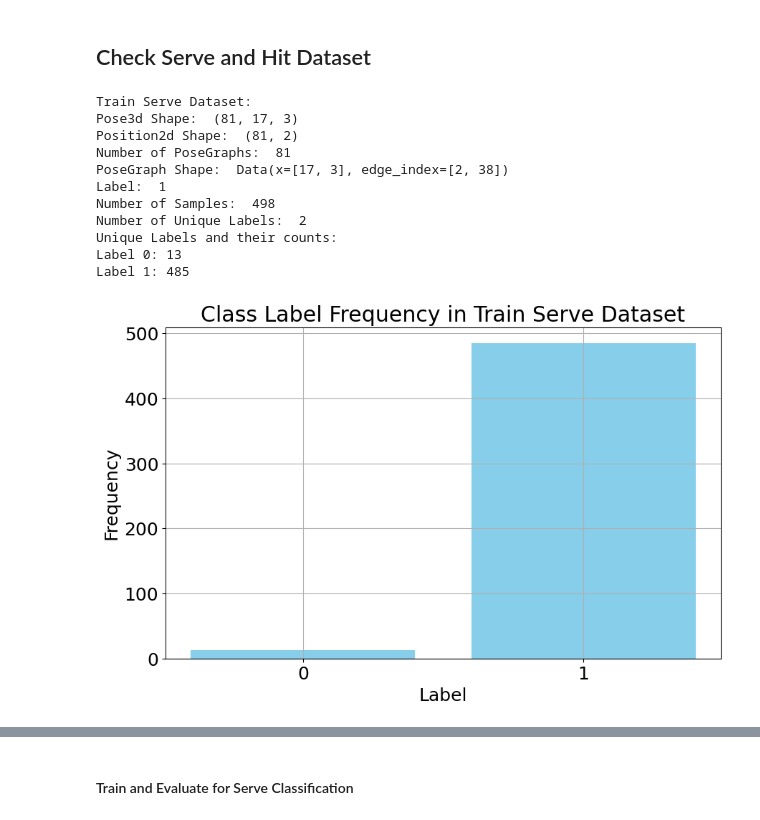
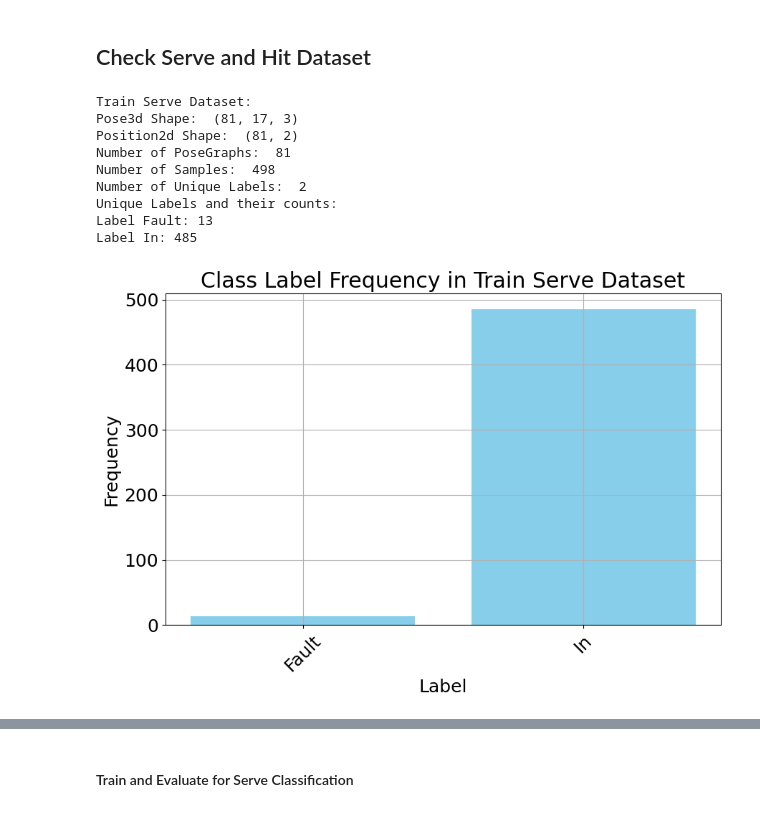
Before and after one commit to FlorSanders/Tennis_Shot_Prediction, a Jupyter notebook: src/train/DownstreamTask.ipynb, the cells around one changed output, grey strips where cells are left out. Saved outputs shown, nothing was run; the diff lists cells and outputs as text; code cells hidden in the pictures.

```diff
--- a/src/train/DownstreamTask.ipynb
+++ b/src/train/DownstreamTask.ipynb
@@ -49,11 +49,33 @@ val_hit_dataset = HitDataset(labels_path = val_path)
 # %%
 test_hit_dataset = HitDataset(labels_path = test_path)
 # %%
-def get_data_info(dataset, dataset_name):
+def get_label_dict(task):
+
+        if task == 'hit':
+            return {
+                0: 'Backhand_Flat',
+                1: 'Backhand_Slice',
+                2: 'Backhand_Topspin',
+                3: 'Backhand_Unsure',
+                4: 'Backhand_Volley',
+                5: 'Forehand_Flat',
+                6: 'Forehand_Slice',
+                7: 'Forehand_Smash',
+                8: 'Forehand_Topspin',
+                9: 'Forehand_Unsure',
+                10: 'Forehand_Volley'
+            }
+        elif task == 'serve':
+            return {
+                0: 'Fault',
+                1: 'In'
+            }
+def get_data_info(dataset, dataset_name, task="serve"):
     pose3d_list = []
     position2d_list = []
     poseGraph_list = []
     label_list = []
+    label_dict = get_label_dict(task)
 
     print(f"{dataset_name}:")
 
@@ -63,8 +85,6 @@ def get_data_info(dataset, dataset_name):
             print("Pose3d Shape: ", pose3d.shape)
             print("Position2d Shape: ", position2d.shape)
             print("Number of PoseGraphs: ", len(poseGraph))
-            print("PoseGraph Shape: ", poseGraph[0])
-            print("Label: ", label)
             counter += 1
         pose3d_list.append(pose3d)
         position2d_list.append(position2d)
@@ -72,41 +92,41 @@ def get_data_info(dataset, dataset_name):
         label_list.append(label)
 
     if len(pose3d_list) == len(position2d_list) == len(poseGraph_list) == len(label_list):
         print("Number of Samples: ", len(pose3d_list))
     else:
         print("Number of Samples Do Not Match")
 
-    unique_labels = np.unique(label_list)
-    labels, counts = np.unique(label_list, return_counts=True)
+    # Translate numeric labels to text labels for counting
+    text_labels = [label_dict[label] for label in label_list]
+    labels, counts = np.unique(text_labels, return_counts=True)
+
     print("Number of Unique Labels: ", len(labels))
     print("Unique Labels and their counts:")
     for label, count in zip(labels, counts):
         print(f"Label {label}: {count}")
 
     # Plotting the histogram of label frequencies
     plt.figure(figsize=(10, 6))
-    plt.bar(labels.astype(int), counts, color='skyblue')  # Cast labels to int for display
+    plt.bar(range(len(labels)), counts, color='skyblue')
     plt.xlabel('Label')
     plt.ylabel('Frequency')
     plt.title(f'Class Label Frequency in {dataset_name}')
-    plt.xticks(labels.astype(int), labels.astype(int))  # Ensure x-ticks are integer values of labels
+    plt.xticks(range(len(labels)), labels, rotation=45)  # Set labels on the x-axis
     plt.grid(True)
     plt.show()
 
 
 
-get_data_info(train_serve_dataset, "Train Serve Dataset")
+get_data_info(train_serve_dataset, "Train Serve Dataset", task="serve")
 # %% [output]
 Train Serve Dataset:
 Pose3d Shape:  (81, 17, 3)
 Position2d Shape:  (81, 2)
 Number of PoseGraphs:  81
-PoseGraph Shape:  Data(x=[17, 3], edge_index=[2, 38])
-Label:  1
 Number of Samples:  498
 Number of Unique Labels:  2
 Unique Labels and their counts:
-Label 0: 13
-Label 1: 485
+Label Fault: 13
+Label In: 485
-[figure, old version]
+[figure, new version]
 # %%
```
Also changed, not shown: parts of 34 cells of this notebook, 3 other files.
